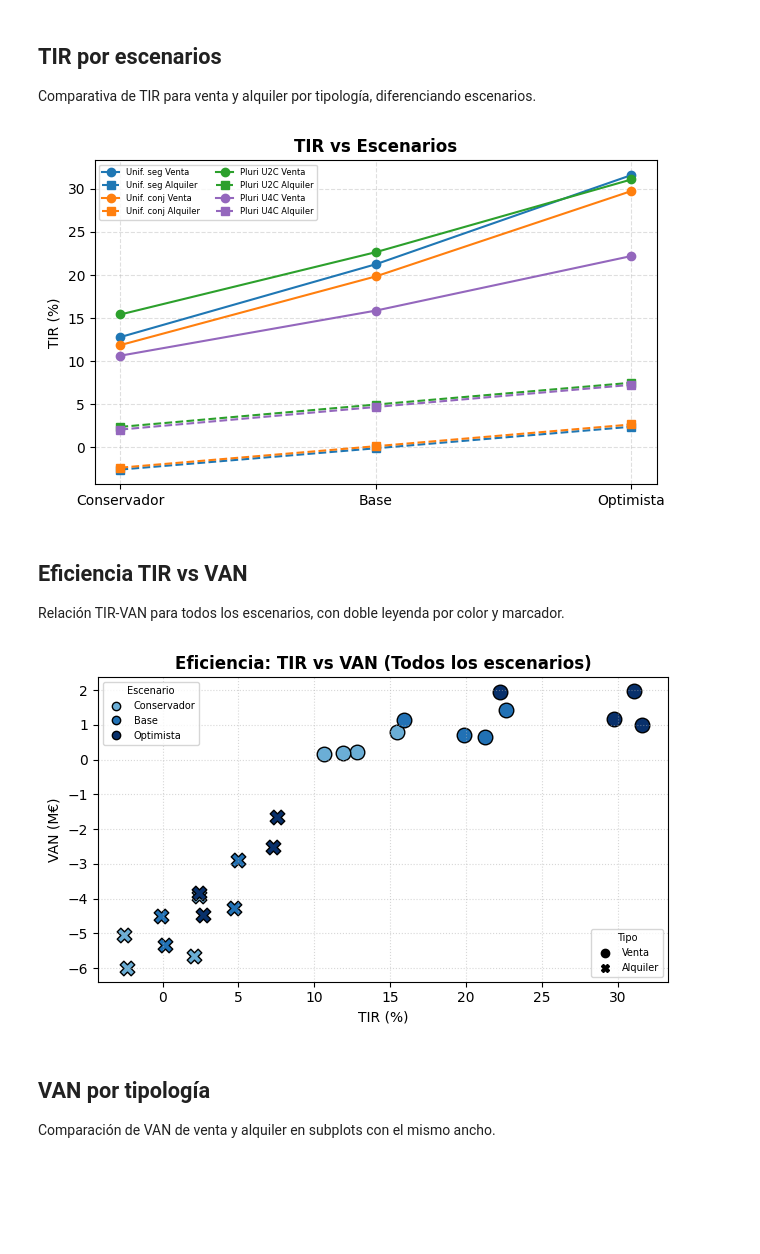
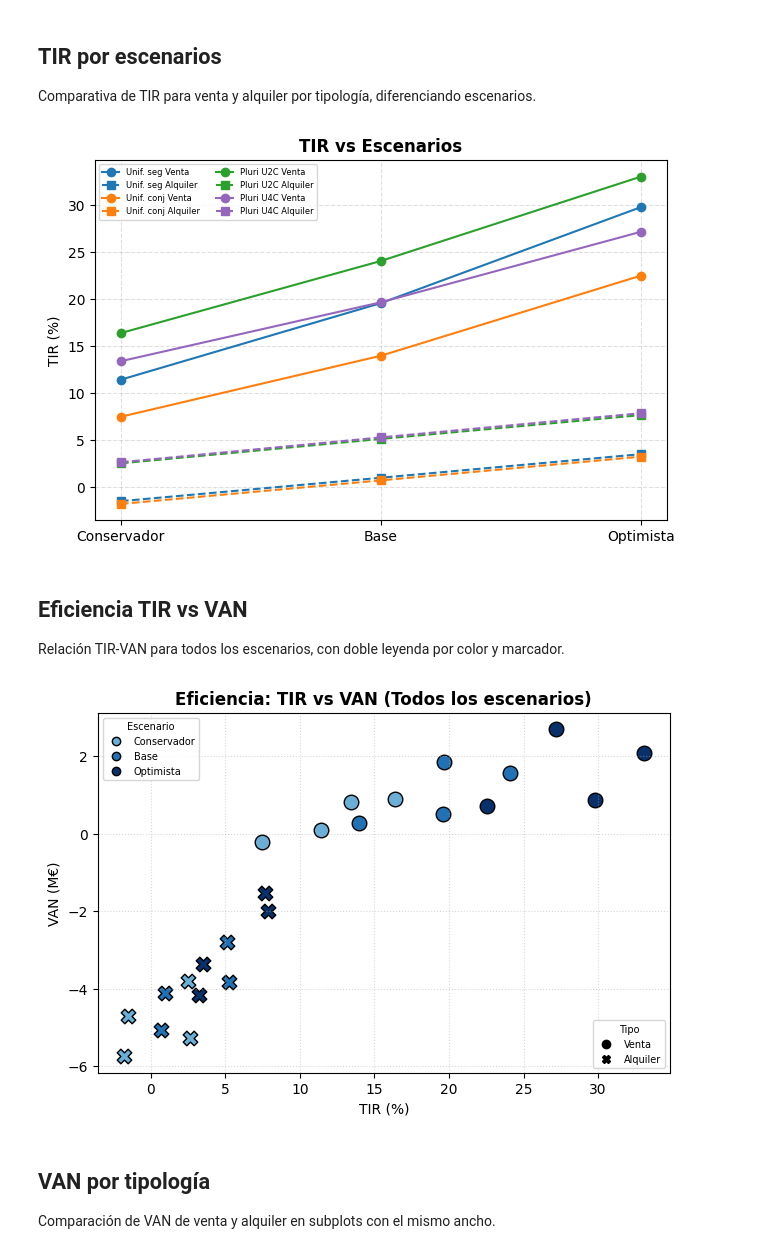
Before and after one commit to sitomachu/bezanillasl, a Jupyter notebook: notebooks/03_macro_and_structural_analysis/analisis_TIR_VAN.ipynb, the cells around one changed output. Saved outputs shown, nothing was run; the diff lists cells and outputs as text; code cells hidden in the pictures; blank space fills up the shorter version.

```diff
--- a/notebooks/03_macro_and_structural_analysis/analisis_TIR_VAN.ipynb
+++ b/notebooks/03_macro_and_structural_analysis/analisis_TIR_VAN.ipynb
@@ -4,7 +4,6 @@ Carga de librerías y definición de parámetros, escenarios y matrices de resul
 # %%
 import numpy as np
 import matplotlib.pyplot as plt
-import pandas as pd
 from matplotlib.gridspec import GridSpec
 from matplotlib.lines import Line2D
 from matplotlib.patches import Patch
@@ -18,32 +17,32 @@ azules = ["#c6dbef", "#6baed6", "#2171b5"] # Venta
 rojos  = ["#fcbba1", "#fb6a4a", "#cb181d"] # Alquiler
 
 tir_venta = np.array([
-    [12.81, 21.26, 31.60],
-    [11.88, 19.85, 29.75],
-    [15.43, 22.66, 31.09],
-    [10.65, 15.88, 22.21],
+    [11.4351048, 19.5894725, 29.8101456],
+    [7.4874719, 13.9801481, 22.5148877],
+    [16.3983061, 24.0758834, 33.0572797],
+    [13.4018274, 19.6776099, 27.1841371],
 ])
 
 tir_alquiler = np.array([
-    [-2.56, -0.09, 2.41],
-    [-2.34,  0.15, 2.67],
-    [ 2.39,  4.98, 7.51],
-    [ 2.08,  4.70, 7.27],
+    [-1.5049018, 0.9885709, 3.4997962],
+    [-1.7992201, 0.7094726, 3.2381507],
+    [2.5229667, 5.1232222, 7.6589119],
+    [2.6373379, 5.2852331, 7.8594281],
 ])
 
 
 van_venta = np.array([
-    [0.21, 0.64, 0.99],
-    [0.18, 0.72, 1.16],
-    [0.79, 1.44, 1.97],
-    [0.16, 1.14, 1.94]
+    [101770.4734, 516407.7439, 860861.8385],
+    [-228521.7487, 275826.1873, 698972.2437],
+    [902793.9793, 1559690.787, 2082971.587],
+    [822664.9935, 1859807.163, 2696571.067],
 ])
 
 van_alquiler = np.array([
-    [-5.03, -4.51, -3.83],
-    [-5.99, -5.34, -4.48],
-    [-3.91, -2.90, -1.65],
-    [-5.65, -4.26, -2.51]
+    [-4707792.563, -4123375.111, -3363442.49],
+    [-5750111.093, -5064682.142, -4165213.501],
+    [-3797728.955, -2786610.933, -1531723.999],
+    [-5287515.929, -3821133.091, -1990959.251],
 ])
 # %% [markdown]
 ## TIR por escenarios
@@ -51,28 +50,29 @@ Comparativa de TIR para venta y alquiler por tipología, diferenciando escenario
 # %%
 # TIR vs Escenarios
 fig, ax1 = plt.subplots(figsize=(6.5, 4))
 
 esc_x = ["Conservador", "Base", "Optimista"]
 x = np.arange(len(esc_x))
 colores_tip = ["#1f77b4", "#ff7f0e", "#2ca02c", "#9467bd"]
 
 for i, t in enumerate(tipologias):
     ax1.plot(x, tir_venta[i, :], marker='o', linestyle='-',
              color=colores_tip[i], label=f"{t} Venta")
     ax1.plot(x, tir_alquiler[i, :], marker='s', linestyle='--',
              color=colores_tip[i], label=f"{t} Alquiler")
 
 ax1.set_title("TIR vs Escenarios", fontweight='bold')
 ax1.set_xticks(x)
 ax1.set_xticklabels(esc_x)
 ax1.set_ylabel("TIR (%)")
 ax1.grid(True, linestyle='--', alpha=0.4)
 ax1.legend(fontsize=6, ncol=2)
 
-plt.tight_layout()
+fig.subplots_adjust(left=0.08, right=0.96, top=0.96, bottom=0.06,
+                    hspace=0.55, wspace=0.30)
 plt.show()
 # %% [output]
-[figure, old version]
+[figure, new version]
 # %% [markdown]
 ## Eficiencia TIR vs VAN
 Relación TIR-VAN para todos los escenarios, con doble leyenda por color y marcador.
@@ -84,10 +84,10 @@ colores_esc = ["#6baed6", "#2171b5", "#08306b"]
 markers = {"Venta": "o", "Alquiler": "X"}
 
 for j, esc in enumerate(escenarios):
-    ax2.scatter(tir_venta[:, j], van_venta[:, j],
+    ax2.scatter(tir_venta[:, j], van_venta[:, j]/1e6,
                 s=110, marker=markers["Venta"], color=colores_esc[j],
                 edgecolors='k')
-    ax2.scatter(tir_alquiler[:, j], van_alquiler[:, j],
+    ax2.scatter(tir_alquiler[:, j], van_alquiler[:, j]/1e6,
                 s=110, marker=markers["Alquiler"], color=colores_esc[j],
                 edgecolors='k')
 
@@ -110,13 +110,14 @@ ax2.legend(
         Line2D([0], [0], marker='o', color='black', linestyle='', label='Venta'),
         Line2D([0], [0], marker='X', color='black', linestyle='', label='Alquiler')
     ],
-    title="Tipo", fontsize=7, title_fontsize=7, loc='lower right'
+    title="Tipo", fontsize=7, title_fontsize=7, loc='lower right',
 )
 
-plt.tight_layout()
+fig.subplots_adjust(left=0.08, right=0.96, top=0.96, bottom=0.06,
+                    hspace=0.55, wspace=0.30)
 plt.show()
 # %% [output]
-[figure, old version]
+[figure, new version]
 # %% [markdown]
 ## VAN por tipología
 Comparación de VAN de venta y alquiler en subplots con el mismo ancho.
```
Also changed, not shown: parts of 6 cells of this notebook.
